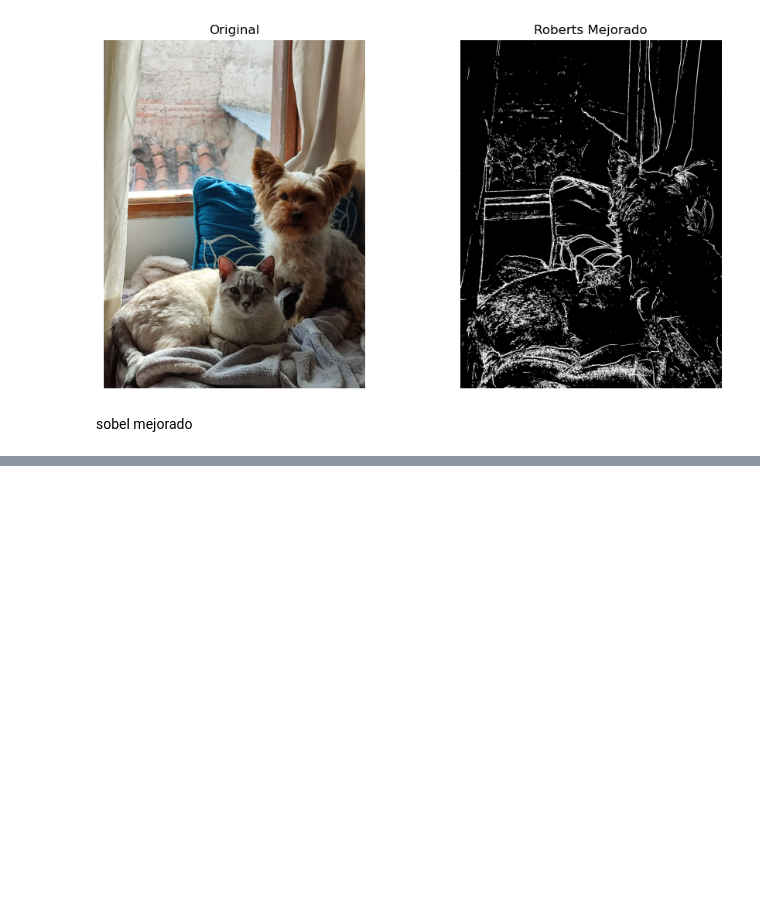
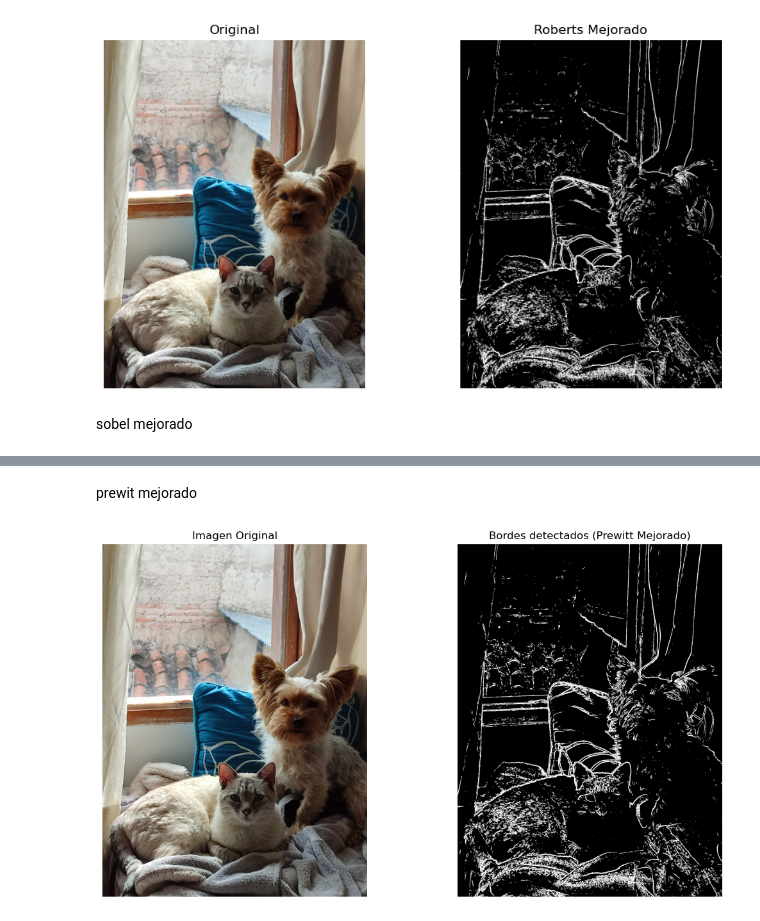
Before and after one commit to yayozarzal/pdiGrover, a Jupyter notebook: PDI_001/Mitad 02 clases/pdi_suavizado.ipynb, the cells around one changed output, grey strips where cells are left out. Saved outputs shown, nothing was run; the diff lists cells and outputs as text; code cells hidden in the pictures; blank space fills up the shorter version.

```diff
--- a/PDI_001/Mitad 02 clases/pdi_suavizado.ipynb
+++ b/PDI_001/Mitad 02 clases/pdi_suavizado.ipynb
@@ -268,0 +274,60 @@ TypeError: sobel_mejorado() got an unexpected keyword argument 'usar_otsu'
+# %% [markdown]
+prewit mejorado
+# %%
+import cv2
+import numpy as np
+import matplotlib.pyplot as plt
+
+# Leer la imagen original
+img = cv2.imread('imagentango.jpg')
+
+def prewitt_mejor(imagen):
+    # Convertir la imagen a escala de grises
+    img_gray = cv2.cvtColor(imagen, cv2.COLOR_BGR2GRAY)
+    # Suavizar la imagen para reducir ruido (mejora la detección de bordes)
+    img_gray = cv2.GaussianBlur(img_gray, (3, 3), 0)
+
+    # Definir los kernels de Prewitt en las direcciones X e Y
+    prewittx = np.array([[3, 0, -3],
+                         [3, 0, -3],
+                         [3, 0, -3]], dtype=np.float32)
+    prewitty = np.array([[3, 3, 3],
+                         [0, 0, 0],
+                         [-3, -3, -3]], dtype=np.float32)
+
+    # Aplicar la convolución con cada kernel
+    # Se utiliza cv2.CV_64F para capturar valores negativos
+    grad_x = cv2.filter2D(img_gray, cv2.CV_64F, prewittx)
+    grad_y = cv2.filter2D(img_gray, cv2.CV_64F, prewitty)
+
+    # Calcular la magnitud del gradiente
+    magnitud = np.sqrt(grad_x**2 + grad_y**2)
+
+    # Normalizar la magnitud para que los valores estén entre 0 y 255
+    magnitud_norm = cv2.normalize(magnitud, None, 0, 255, cv2.NORM_MINMAX)
+    magnitud_norm = magnitud_norm.astype(np.uint8)
+
+    # Aplicar un umbral para resaltar los bordes
+    _, bordes = cv2.threshold(magnitud_norm, 30, 255, cv2.THRESH_BINARY)
+    return bordes
+
+# Procesar la imagen con el filtro Prewitt mejorado
+resultado = prewitt_mejor(img)
+
+# Mostrar la imagen original y el resultado de la detección de bordes
+plt.figure(figsize=(12, 6))
+
+plt.subplot(1, 2, 1)
+plt.imshow(cv2.cvtColor(img, cv2.COLOR_BGR2RGB))
+plt.title("Imagen Original")
+plt.axis("off")
+
+plt.subplot(1, 2, 2)
+plt.imshow(resultado, cmap="gray")
+plt.title("Bordes detectados (Prewitt Mejorado)")
+plt.axis("off")
+
+plt.tight_layout()
+plt.show()
+# %% [output]
+[figure, added]
```
Also changed, not shown: parts of 1 cell of this notebook, 10 other files.
